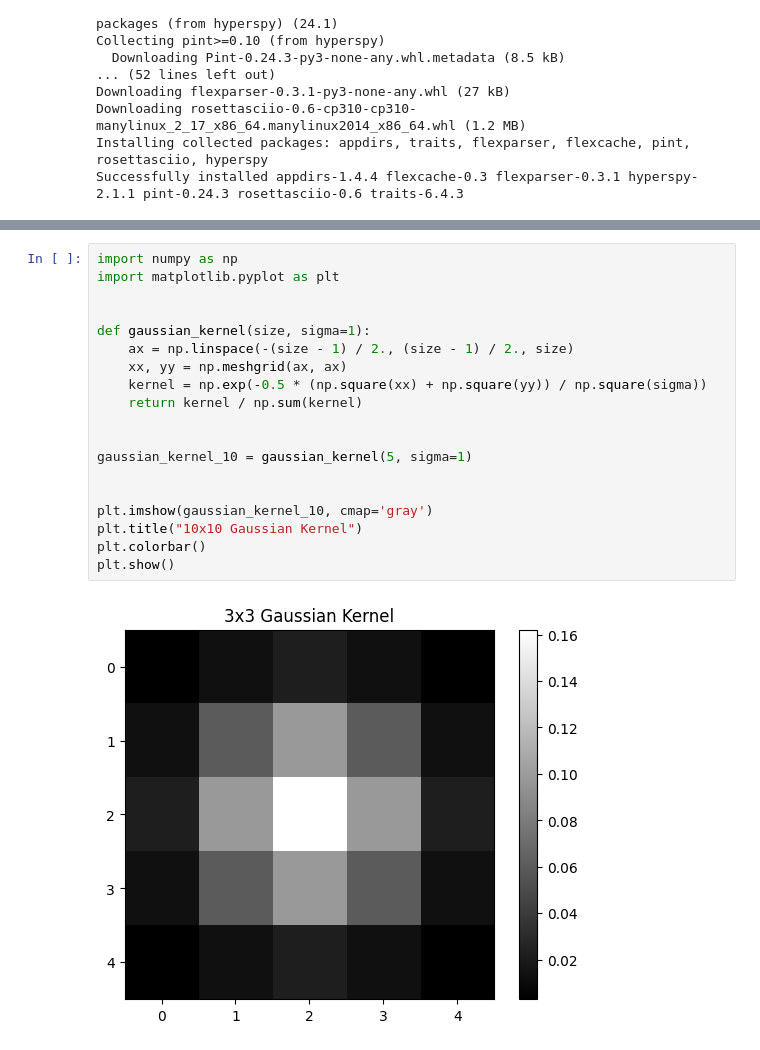
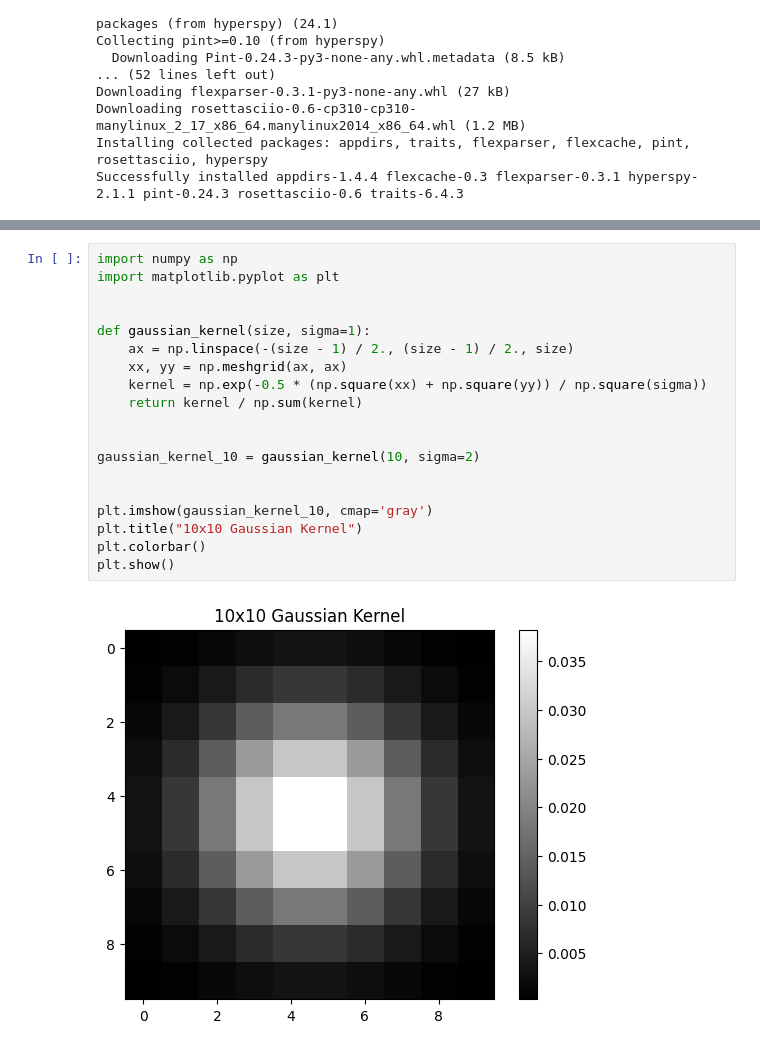
Before and after one commit to iceaiai/CS-team, a Jupyter notebook: September_9th.ipynb, the cells around one changed output, grey strips where cells are left out. Cells and saved outputs as stored; diff of their text form.

```diff
--- a/September_9th.ipynb
+++ b/September_9th.ipynb
@@ -144,21 +152,21 @@ VBox(children=(FloatSlider(value=1.0, description='Height (a)', max=10.0, min=0.
 # %%
 import numpy as np
 import matplotlib.pyplot as plt
 
 
 def gaussian_kernel(size, sigma=1):
     ax = np.linspace(-(size - 1) / 2., (size - 1) / 2., size)
     xx, yy = np.meshgrid(ax, ax)
     kernel = np.exp(-0.5 * (np.square(xx) + np.square(yy)) / np.square(sigma))
     return kernel / np.sum(kernel)
 
 
-gaussian_kernel_10 = gaussian_kernel(5, sigma=1)
+gaussian_kernel_10 = gaussian_kernel(10, sigma=2)
 
 
 plt.imshow(gaussian_kernel_10, cmap='gray')
 plt.title("10x10 Gaussian Kernel")
 plt.colorbar()
 plt.show()
 # %% [output]
-[figure, old version]
+[figure, new version]
```
Also changed, not shown: parts of 12 cells of this notebook.
